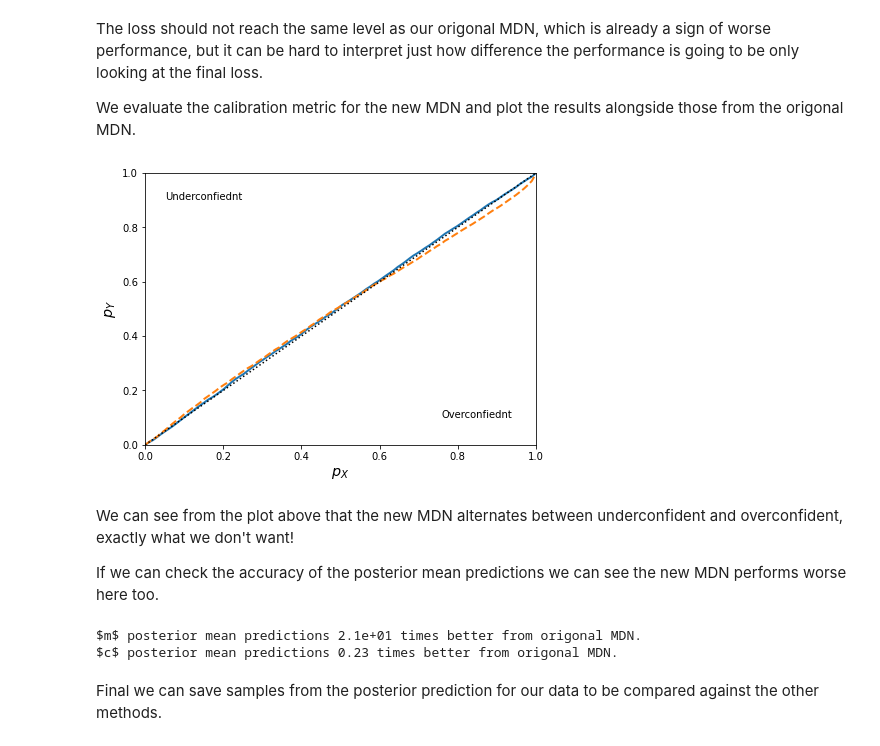
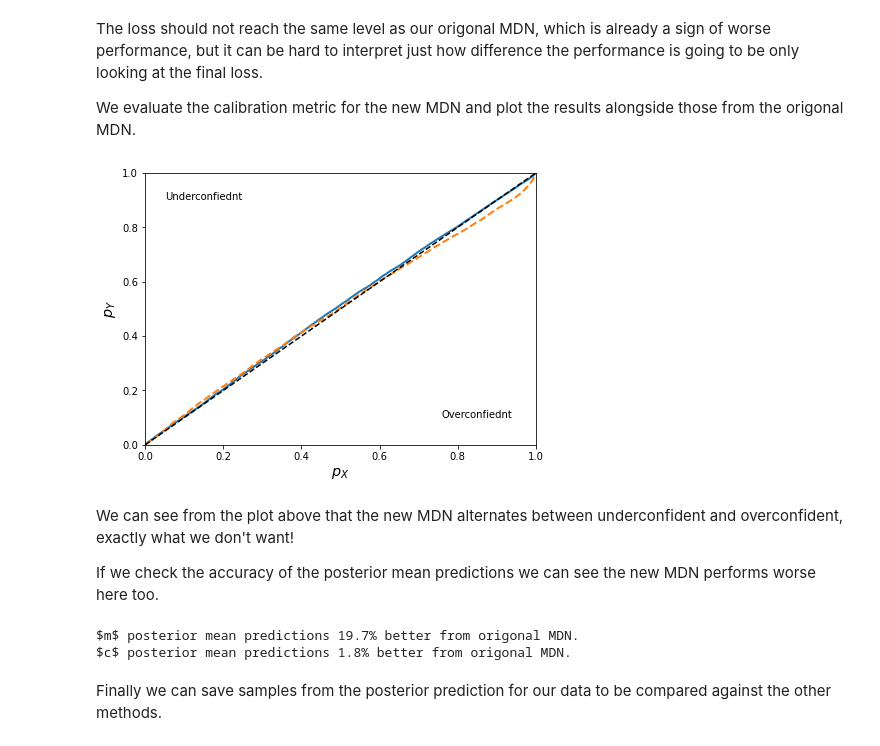
Before and after one commit to JDonaldM/toy_sbi, a Jupyter notebook: NPE.ipynb, the cells around one changed output. Cells and saved outputs as stored; diff of their text form; code cells hidden in the pictures.

Commit message:
Improved string formatting. Corrected some typos.

```diff
--- a/NPE.ipynb
+++ b/NPE.ipynb
@@ -309,30 +309,30 @@ for i in tqdm(range(valY.shape[0])):
 # %%
 plt.figure(1, figsize=(7,5))
 plt.plot(np.linspace(0,1,100),pYi.sum(axis=0)/10000, lw=2)
 plt.plot(np.linspace(0,1,100),pYi2.sum(axis=0)/10000, lw=2, linestyle='--')
-plt.plot(np.linspace(0,1,100), np.linspace(0,1,100), linestyle=':', color='k')
+plt.plot(np.linspace(0,1,100), np.linspace(0,1,100), linestyle='--', color='k')
 plt.ylim(0,1)
 plt.xlim(0,1)
 plt.xlabel(r"$p_X$", fontsize='x-large')
 plt.ylabel(r"$p_Y$", fontsize='x-large')
 plt.text(0.15, 0.9, "Underconfiednt", horizontalalignment='center')
 plt.text(0.85, 0.1, "Overconfiednt", horizontalalignment='center')
 plt.show()
 # %% [output]
-[figure, old version]
+[figure, new version]
 # %% [markdown]
 We can see from the plot above that the new MDN alternates between underconfident and overconfident, exactly what we don't want!
 
-If we can check the accuracy of the posterior mean predictions we can see the new MDN performs worse here too.
+If we check the accuracy of the posterior mean predictions we can see the new MDN performs worse here too.
 # %%
 err_ratio = np.abs(np.median(np.abs(means-valX), axis=0)/np.median(np.abs(means2-valX), axis=0)-1)*100
-print("$m$ posterior mean predictions {0:.2} times better from origonal MDN.".format(err_ratio[0]))
-print("$c$ posterior mean predictions {0:.2} times better from origonal MDN.".format(err_ratio[1]))
+print("$m$ posterior mean predictions {0:.1f}% better from origonal MDN.".format(err_ratio[0]))
+print("$c$ posterior mean predictions {0:.1f}% better from origonal MDN.".format(err_ratio[1]))
 # %% [output]
-$m$ posterior mean predictions 2.1e+01 times better from origonal MDN.
-$c$ posterior mean predictions 0.23 times better from origonal MDN.
+$m$ posterior mean predictions 19.7% better from origonal MDN.
+$c$ posterior mean predictions 1.8% better from origonal MDN.
 # %% [markdown]
-Final we can save samples from the posterior prediction for our data to be compared against the other methods.
+Finally we can save samples from the posterior prediction for our data to be compared against the other methods.
 # %%
 posterior = MDN(yscaler.transform(data.reshape(1,-1)))
 samples = xscaler.inverse_transform(np.array(posterior.sample(5000)[:,0,:]))
```
Also changed, not shown: parts of 2 cells of this notebook.
